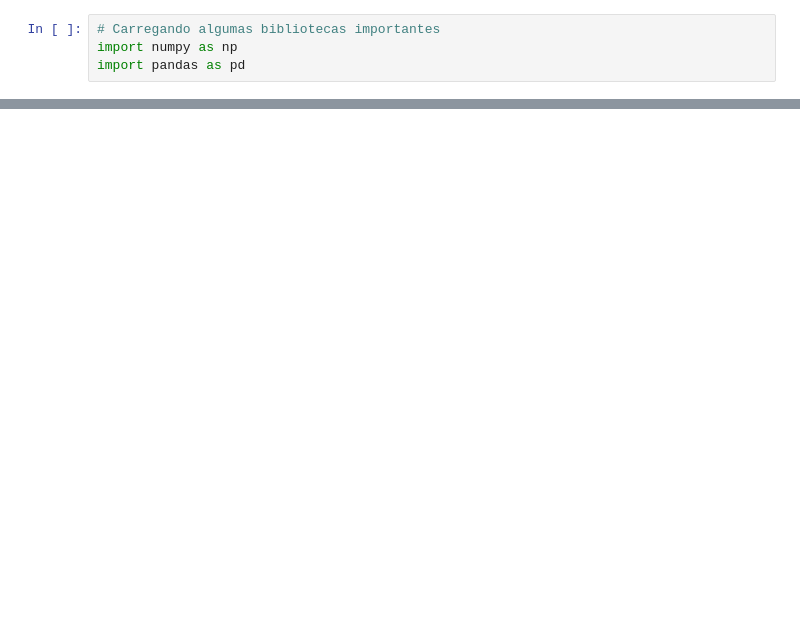
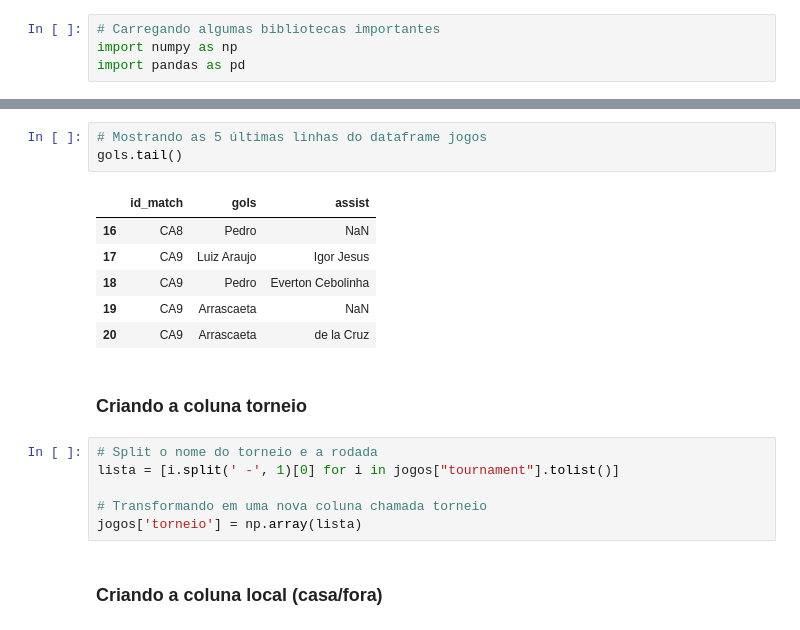
Before and after one commit to williamjouse/jogos-Flamengo-2024, a Jupyter notebook: notebooks/01-Data-wrangling.ipynb, the cells around one changed output, grey strips where cells are left out. Saved outputs shown, nothing was run; the diff lists cells and outputs as text; blank space fills up the shorter version.

```diff
--- a/notebooks/01-Data-wrangling.ipynb
+++ b/notebooks/01-Data-wrangling.ipynb
@@ -57,0 +39,20 @@ max      4.000000    2.000000  56318.000000
+# %%
+# Mostrando as 5 últimas linhas do dataframe jogos
+gols.tail()
+# %% [output]
+|  | id_match | gols | assist |
+| 16 | CA8 | Pedro | NaN |
+| 17 | CA9 | Luiz Araujo | Igor Jesus |
+| 18 | CA9 | Pedro | Everton Cebolinha |
+| 19 | CA9 | Arrascaeta | NaN |
+| 20 | CA9 | Arrascaeta | de la Cruz |
+# %% [markdown]
+### Criando a coluna torneio
+# %%
+# Split o nome do torneio e a rodada
+lista = [i.split(' -', 1)[0] for i in jogos["tournament"].tolist()]
+
+# Transformando em uma nova coluna chamada torneio
+jogos['torneio'] = np.array(lista)
+# %% [markdown]
+### Criando a coluna local (casa/fora)
```
Also changed, not shown: parts of 14 cells of this notebook, 11 other files.
